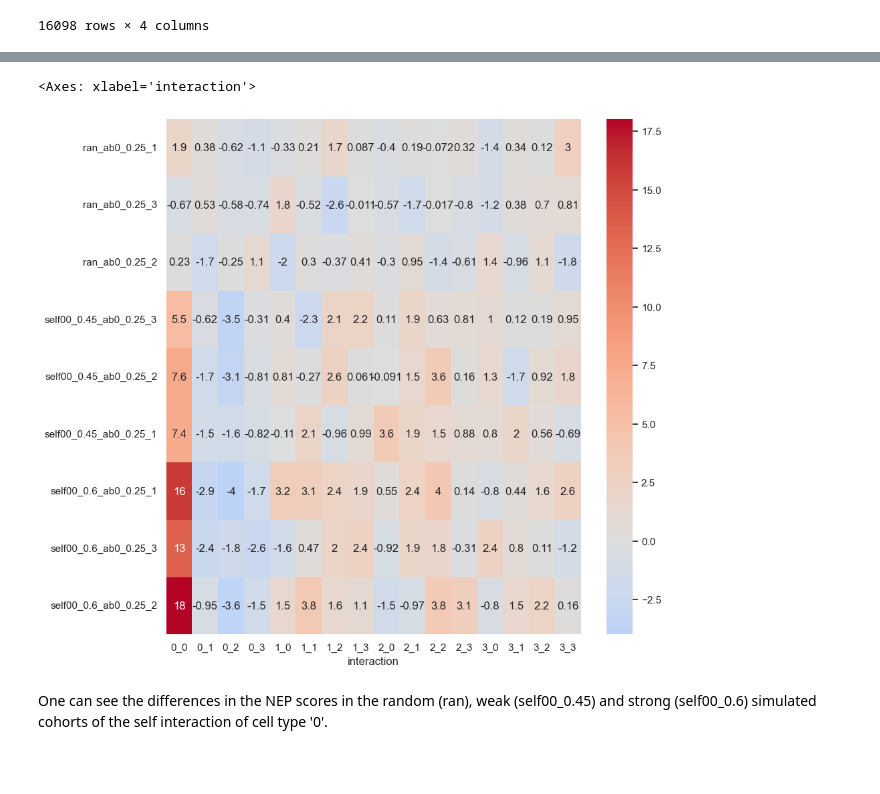
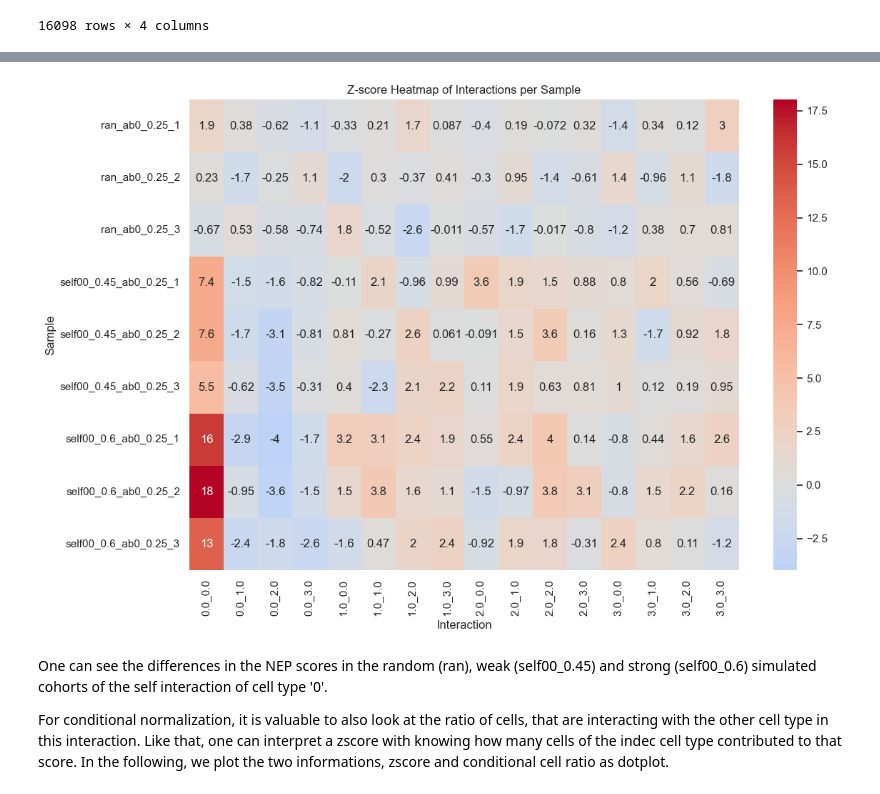
Before and after one commit to SchapiroLabor/NEP_scimap, a Jupyter notebook: tutorial/COZI_tutorial.ipynb, the cells around one changed output, grey strips where cells are left out. Drawn from its saved outputs; the diff is of its cells as text; code cells hidden in the pictures; blank space fills up the shorter version.

Commit message:
add min ct count filter and cond count ratio plot

```diff
--- a/tutorial/COZI_tutorial.ipynb
+++ b/tutorial/COZI_tutorial.ipynb
@@ -163,9 +130,45 @@ save_df_transposed
-# %%
-# make a heatmap of the interactions in save_df_transposed
-plt.figure(figsize=(10, 10))
-sns.heatmap(save_df_transposed, cmap='coolwarm', center=0, annot=True)
-# %% [output]
-<Axes: xlabel='interaction'>
-[figure, removed]
+# %%
+# Extract and prepare interaction dataframe
+save_df = (
+    adata.uns['delauany_cozi']
+    .assign(
+        interaction=lambda df: df['phenotype'].astype(str) + "_" + df['neighbour_phenotype'].astype(str)
+    )
+    .drop(columns=['phenotype', 'neighbour_phenotype'])
+    .set_index('interaction')
+)
+
+# Separate and clean zscore and cond_cell_ratio columns
+zscore_df = save_df.filter(like="zscore_").rename(columns=lambda c: c.replace("zscore_", ""))
+cond_ratio_df = save_df.filter(like="cond_cell_ratio_").rename(columns=lambda c: c.replace("cond_cell_ratio_", ""))
+
+# Melt and merge into long format
+merged_df = (
+    pd.melt(zscore_df.reset_index(), id_vars="interaction", var_name="sample", value_name="zscore")
+    .merge(
+        pd.melt(cond_ratio_df.reset_index(), id_vars="interaction", var_name="sample", value_name="cond_cell_ratio"),
+        on=["interaction", "sample"]
+    )
+    .dropna()
+)
+# %%
+# Pivot the dataframe
+heatmap_df = merged_df.pivot(index="sample", columns="interaction", values="zscore")
+
+# Create the heatmap
+plt.figure(figsize=(12, 8))
+sns.heatmap(heatmap_df, cmap="coolwarm", center=0, annot=True)
+
+plt.title("Z-score Heatmap of Interactions per Sample")
+plt.xlabel("Interaction")
+plt.ylabel("Sample")
+plt.xticks(rotation=90)
+plt.tight_layout()
+plt.show()
+# %% [output]
+[figure, added]
 # %% [markdown]
 One can see the differences in the NEP scores in the random (ran), weak (self00_0.45) and strong (self00_0.6) simulated cohorts of the self interaction of cell type '0'.
+
+
+For conditional normalization, it is valuable to also look at the ratio of cells, that are interacting with the other cell type in this interaction. Like that, one can interpret a zscore with knowing how many cells of the indec cell type contributed to that score. In the following, we plot the two informations, zscore and conditional cell ratio as dotplot.
```
Also changed, not shown: parts of 6 cells of this notebook.
